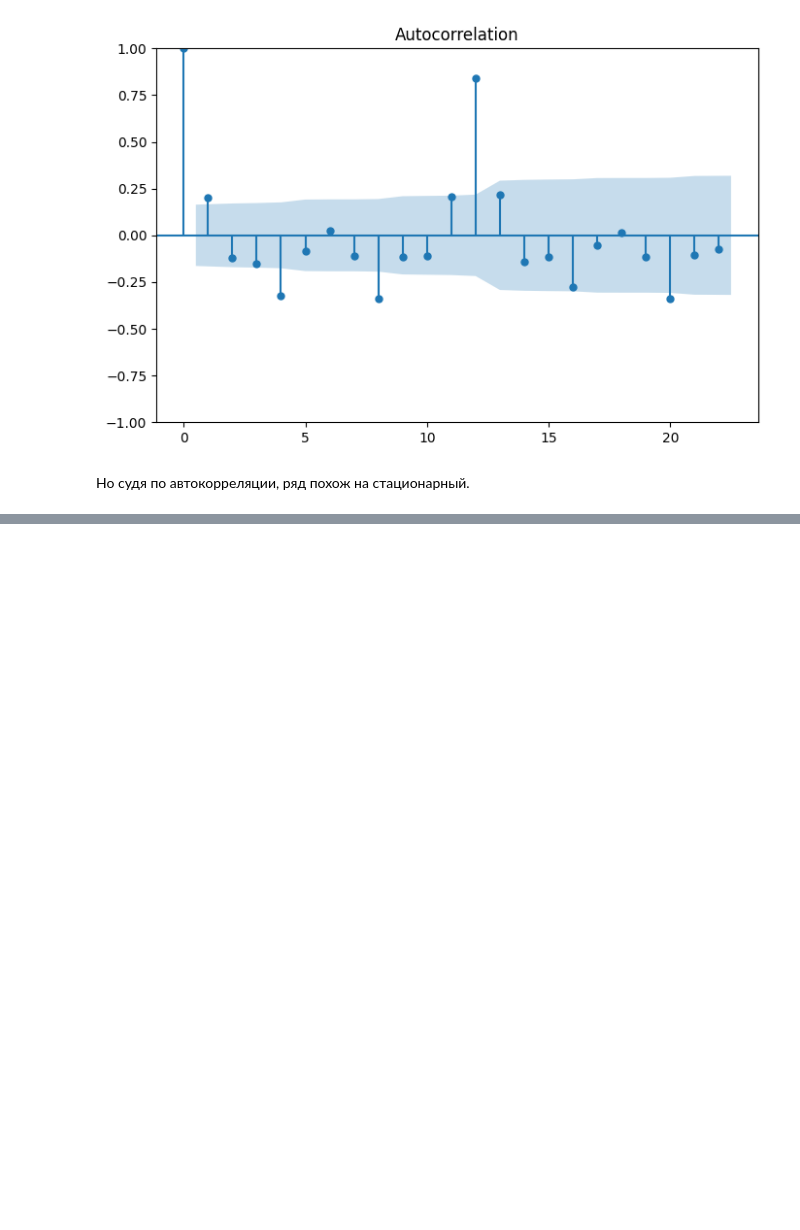
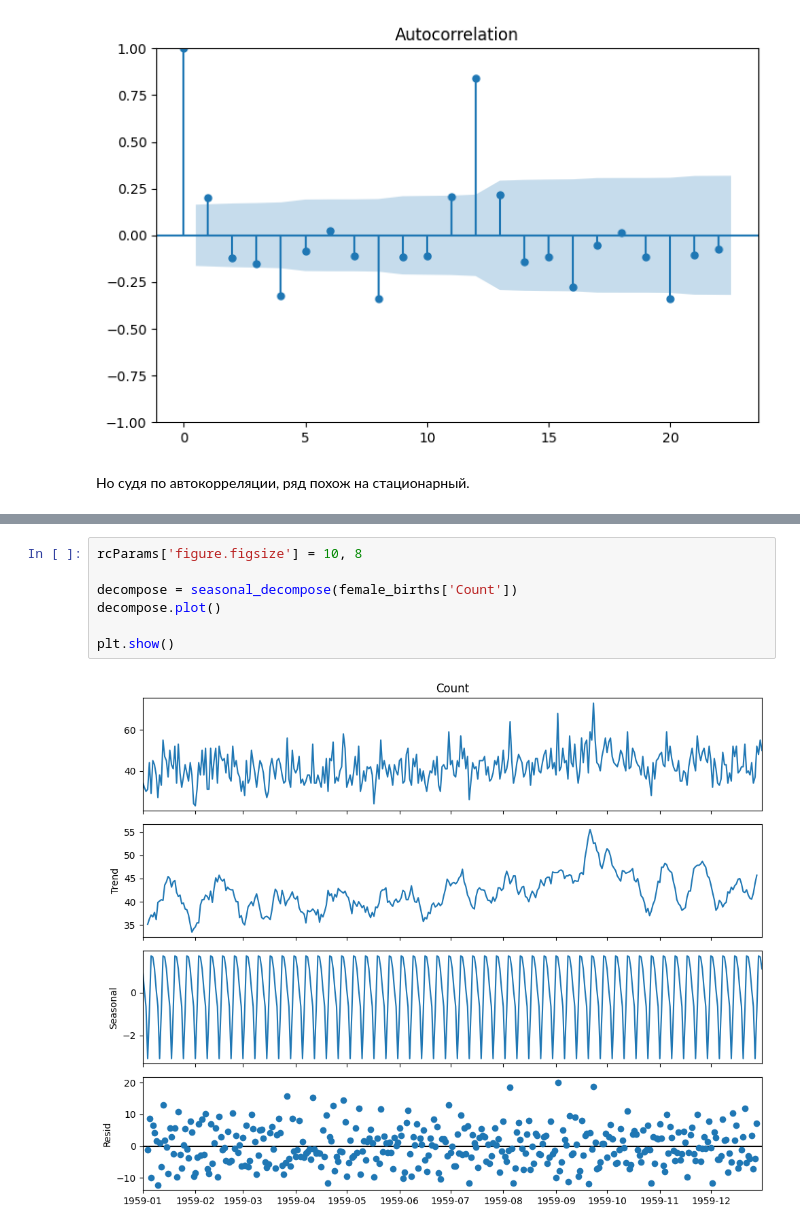
Before and after one commit to thelastgreykoala/time_series, a Jupyter notebook: TS_DZ1.ipynb, the cells around one changed output, grey strips where cells are left out. Cells and saved outputs as stored; diff of their text form; blank space fills up the shorter version.

```diff
--- a/TS_DZ1.ipynb
+++ b/TS_DZ1.ipynb
@@ -334,0 +374,9 @@ plt.show()
+# %%
+rcParams['figure.figsize'] = 10, 8
+
+decompose = seasonal_decompose(female_births['Count'])
+decompose.plot()
+
+plt.show()
+# %% [output]
+[figure, added]
```
Also changed, not shown: parts of 39 cells of this notebook.
